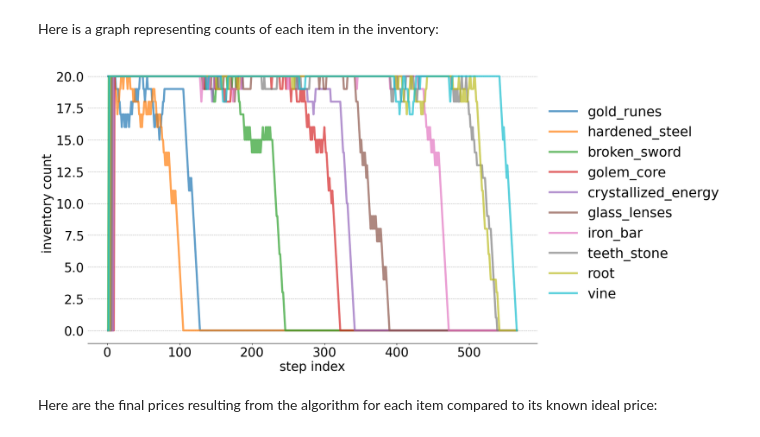
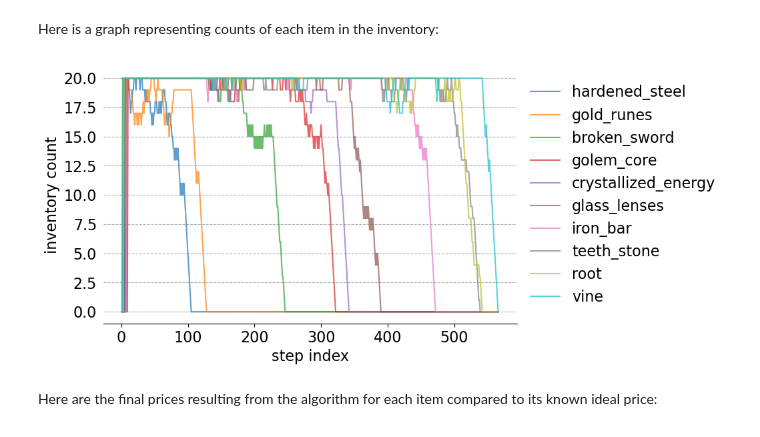
Before and after one commit to JaggedParadigm/moonlighter_bayesian_bandit_pricing, a Jupyter notebook: graphs.ipynb, the cells around one changed output. Cells and saved outputs as stored; diff of their text form; code cells hidden in the pictures.

Commit message:
Redid figure saving at 200 dpi

```diff
--- a/graphs.ipynb
+++ b/graphs.ipynb
@@ -25,7 +25,7 @@ def get_simulation_step_inventory_counts():
         .fillna(0)
         .cumsum()
         [[
-            'gold_runes', 'hardened_steel', 'broken_sword', 'golem_core',
+            'hardened_steel', 'gold_runes', 'broken_sword', 'golem_core',
             'crystallized_energy', 'glass_lenses', 'iron_bar', 'teeth_stone',
             'root', 'vine']])
 def get_prices_and_bounds():
@@ -165,33 +165,36 @@ Here is a graph representing counts of each item in the inventory:
 # %%
 simulation_step_inventory_counts = get_simulation_step_inventory_counts()
 
 fig, ax = plt.subplots(1, 1)
 plot_kwargs = {
-    'fontsize': 25,
-    'linewidth': 4,
+    'fontsize': 16,
+    # 'linewidth': 4,
     'ax': ax,
     'alpha': 0.7,
     'aa': True,
-    'figsize': (20, 10)}
+    'figsize': (10, 5)}
 
 simulation_step_inventory_counts.plot(**plot_kwargs)
 
 style_plot(
     ax=ax,
     fig=fig,
     fontsize=plot_kwargs['fontsize'],
-    legend_fontsize=27,
+    legend_fontsize=plot_kwargs['fontsize'],
     x_axis_label='step index',
     y_axis_label='inventory count',
     grid_axis='y')
 
 fig.savefig(
     '/Users/cmshymansky/documents/code/websites/cmshymansky/website/static/img/item_inventory_counts.webp',
     format='webp',
     bbox_inches="tight",
-    dpi=300)
+    # dpi=72
+    # dpi=300
+    dpi=200
+)
 # %% [output]
-[figure, old version]
+[figure, new version]
 # %% [markdown]
 Here are the final prices resulting from the algorithm for each item compared to its known ideal price:
 # %%
```
Also changed, not shown: parts of 6 cells of this notebook.
